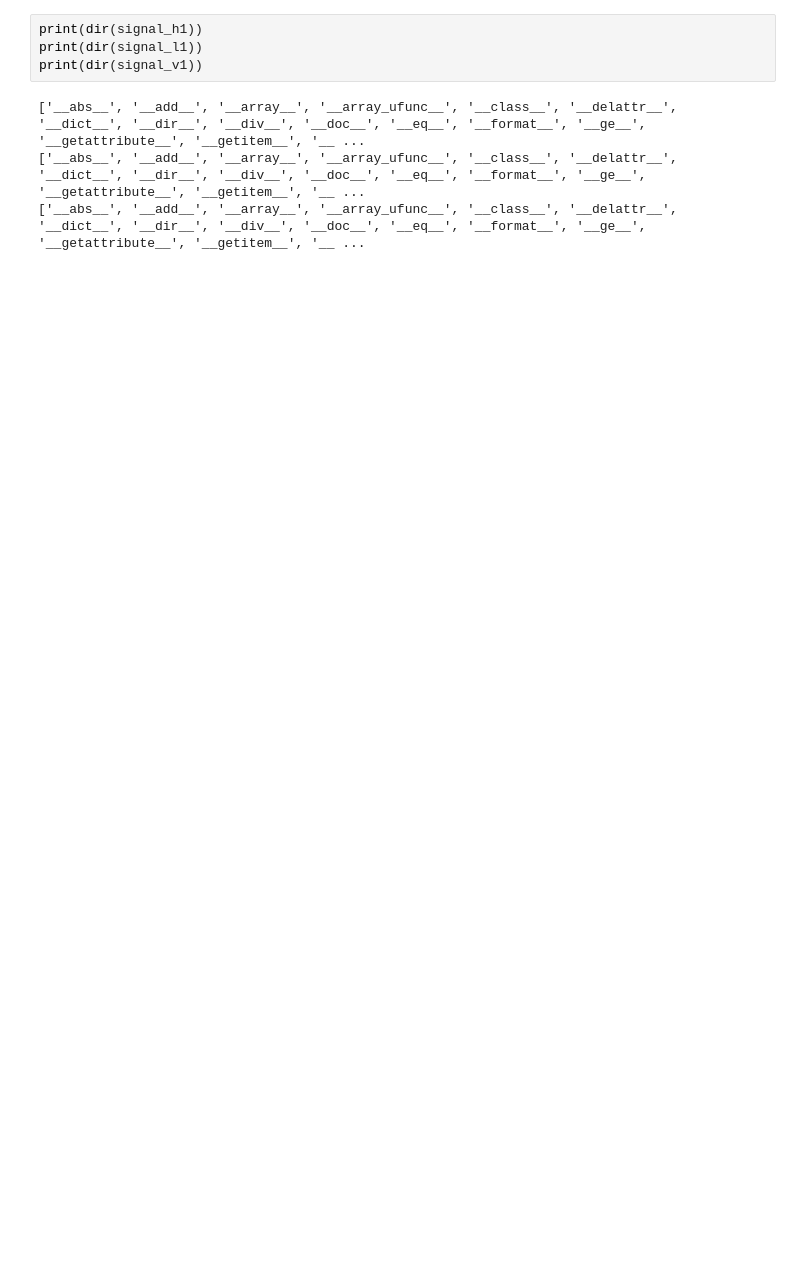
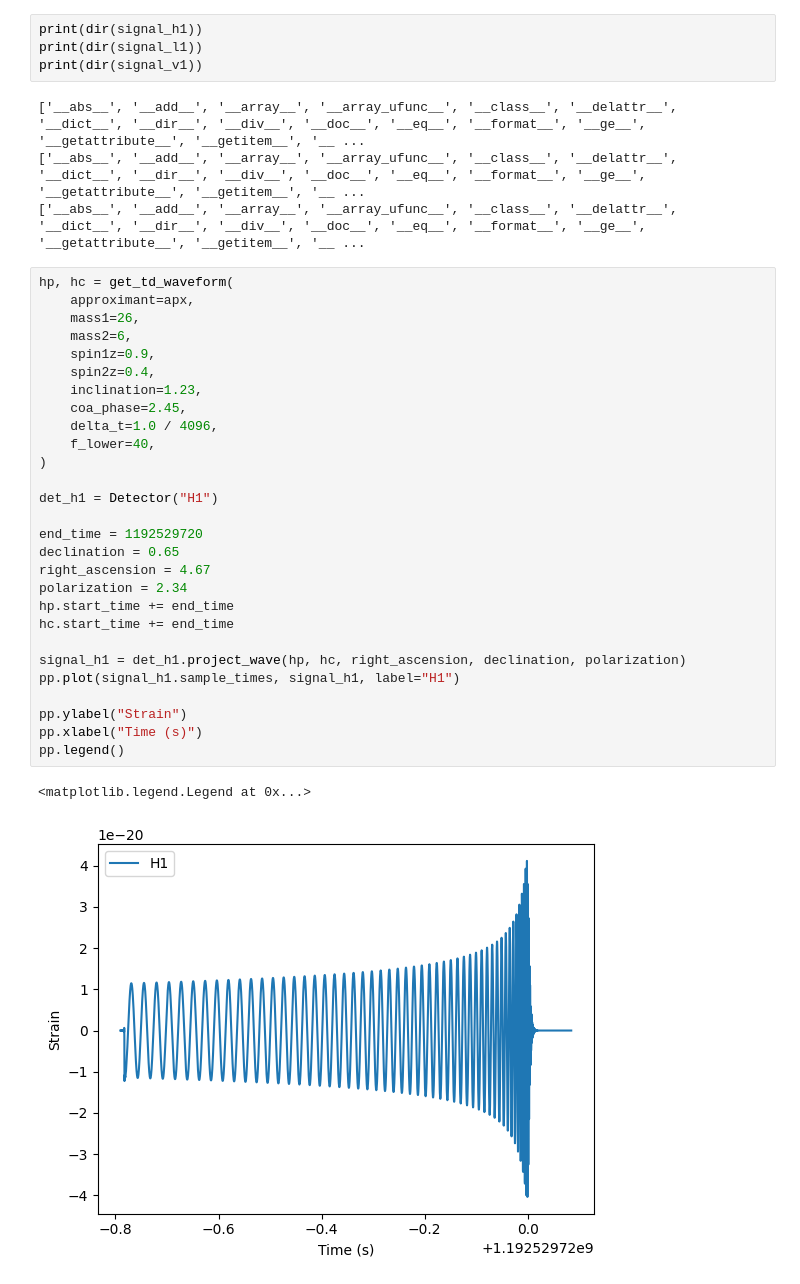
Before and after one commit to Arush-Pimpalkar/GW_Machine_Learning_Model, a Jupyter notebook: waveform.ipynb, the cells around one changed output. Saved outputs shown, nothing was run; the diff lists cells and outputs as text; blank space fills up the shorter version.

```diff
--- a/waveform.ipynb
+++ b/waveform.ipynb
@@ -103,3 +121,34 @@ print(dir(signal_v1))
 ['__abs__', '__add__', '__array__', '__array_ufunc__', '__class__', '__delattr__', '__dict__', '__dir__', '__div__', '__doc__', '__eq__', '__format__', '__ge__', '__getattribute__', '__getitem__', '__ ...
 ['__abs__', '__add__', '__array__', '__array_ufunc__', '__class__', '__delattr__', '__dict__', '__dir__', '__div__', '__doc__', '__eq__', '__format__', '__ge__', '__getattribute__', '__getitem__', '__ ...
 ['__abs__', '__add__', '__array__', '__array_ufunc__', '__class__', '__delattr__', '__dict__', '__dir__', '__div__', '__doc__', '__eq__', '__format__', '__ge__', '__getattribute__', '__getitem__', '__ ...
+# %%
+hp, hc = get_td_waveform(
+    approximant=apx,
+    mass1=26,
+    mass2=6,
+    spin1z=0.9,
+    spin2z=0.4,
+    inclination=1.23,
+    coa_phase=2.45,
+    delta_t=1.0 / 4096,
+    f_lower=40,
+)
+
+det_h1 = Detector("H1")
+
+end_time = 1192529720
+declination = 0.65
+right_ascension = 4.67
+polarization = 2.34
+hp.start_time += end_time
+hc.start_time += end_time
+
+signal_h1 = det_h1.project_wave(hp, hc, right_ascension, declination, polarization)
+pp.plot(signal_h1.sample_times, signal_h1, label="H1")
+
+pp.ylabel("Strain")
+pp.xlabel("Time (s)")
+pp.legend()
+# %% [output]
+<matplotlib.legend.Legend at 0x...>
+[figure, added]
```
Also changed, not shown: parts of 2 cells of this notebook.
